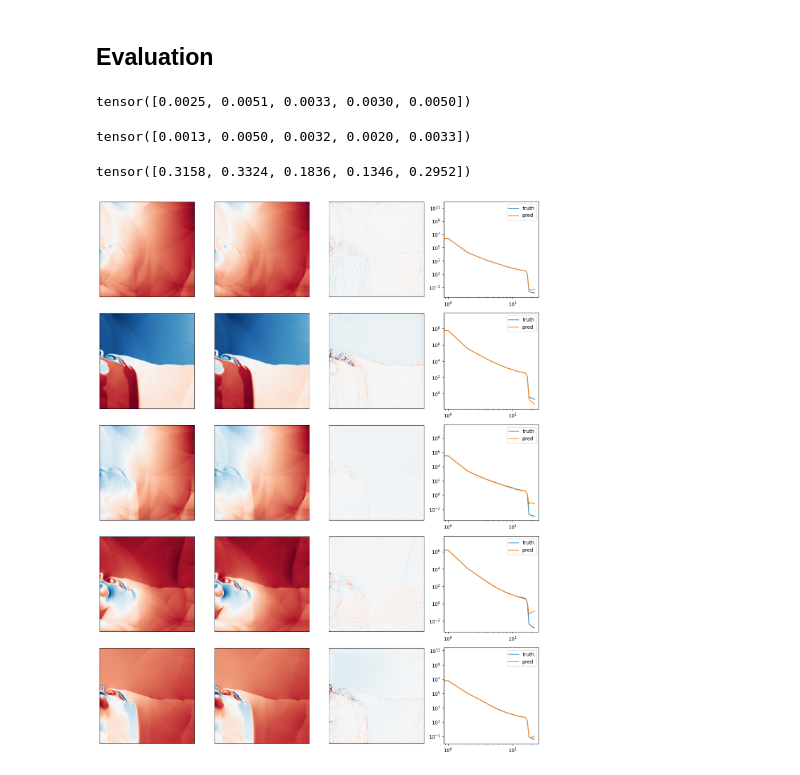
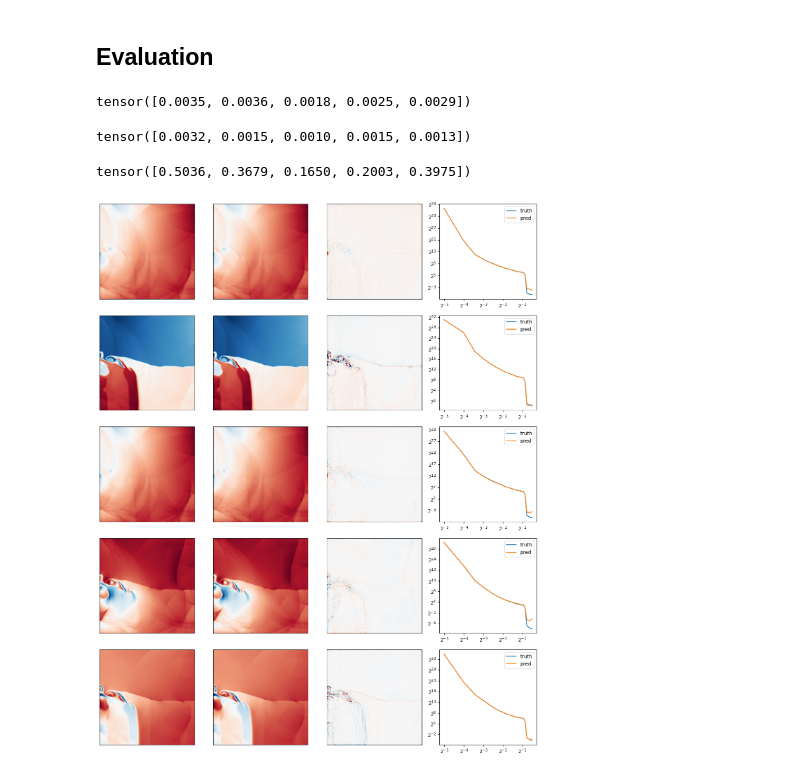
Before and after one commit to ksimotas/lola, a Jupyter notebook: experiments/euler/eval.ipynb, the cells around one changed output. Drawn from its saved outputs; the diff is of its cells as text; code cells hidden in the pictures.

```diff
--- a/experiments/euler/eval.ipynb
+++ b/experiments/euler/eval.ipynb
@@ -10,7 +10,7 @@ from lpdm.nn.autoencoder import AutoEncoder
 from omegaconf import OmegaConf
 from pathlib import Path
 # %%
-runpath = Path("/mnt/ceph/users/frozet/mpp-ldm/runs/euler_open_64x64x4_medium_spectral_adamw_1e-4_0_linear_1e0_bl6vi5fe")  # fmt: off
+runpath = Path("/mnt/ceph/users/frozet/mpp-ldm/runs/euler_open_64x64x4_medium_adamw_1e-4_0_linear_1e0_97vb6co2")  # fmt: off
 cfg = OmegaConf.load(runpath / "config.yaml")
 device = "cuda"
 # %% [markdown]
@@ -36,6 +36,8 @@ model = AutoEncoder(
     lat_channels=cfg.ae.lat_channels,
     hid_channels=cfg.ae.hid_channels,
     hid_blocks=cfg.ae.hid_blocks,
+    attention_heads=cfg.ae.attention_heads,
+    spectral_modes=cfg.ae.spectral_modes,
     spatial=2,
 )
 
@@ -80,45 +82,45 @@ error = (x - y).abs().reshape(5, -1)
 # %%
 error.mean(axis=-1)
 # %% [output]
-tensor([0.0025, 0.0051, 0.0033, 0.0030, 0.0050])
+tensor([0.0035, 0.0036, 0.0018, 0.0025, 0.0029])
 # %%
 error.median(axis=-1).values
 # %% [output]
-tensor([0.0013, 0.0050, 0.0032, 0.0020, 0.0033])
+tensor([0.0032, 0.0015, 0.0010, 0.0015, 0.0013])
 # %%
 error.max(axis=-1).values
 # %% [output]
-tensor([0.3158, 0.3324, 0.1836, 0.1346, 0.2952])
+tensor([0.5036, 0.3679, 0.1650, 0.2003, 0.3975])
 # %%
 fig, axs = plt.subplots(5, 4, figsize=(12.8, 16.0))
 
 for field in range(5):
     vmin = np.nanmin(x[field])
     vmax = np.nanmax(x[field])
 
     axs[field, 0].imshow(x[field], cmap="RdBu_r", interpolation="none", vmin=vmin, vmax=vmax)
     axs[field, 0].set_xticks([])
     axs[field, 0].set_yticks([])
 
     axs[field, 1].imshow(y[field], cmap="RdBu_r", interpolation="none", vmin=vmin, vmax=vmax)
     axs[field, 1].set_xticks([])
     axs[field, 1].set_yticks([])
 
     temp = torch.max(torch.abs(y[field] - x[field]))
 
     axs[field, 2].imshow(
         y[field] - x[field], cmap="RdBu_r", interpolation="none", vmin=-0.1, vmax=0.1
     )
     axs[field, 2].set_xticks([])
     axs[field, 2].set_yticks([])
 
-    x_ps, _ = isotropic_power_spectrum(x[field], spatial=2)
-    y_ps, _ = isotropic_power_spectrum(y[field], spatial=2)
+    x_ps, x_edges = isotropic_power_spectrum(x[field], spatial=2)
+    y_ps, y_edges = isotropic_power_spectrum(y[field], spatial=2)
 
-    axs[field, 3].loglog(x_ps, label="truth")
-    axs[field, 3].loglog(y_ps, label="pred")
+    axs[field, 3].loglog(x_edges[1:], x_ps, label="truth", base=2)
+    axs[field, 3].loglog(y_edges[1:], y_ps, label="pred", base=2)
     axs[field, 3].legend()
 
 plt.tight_layout()
 # %% [output]
-[figure, old version]
+[figure, new version]
```
